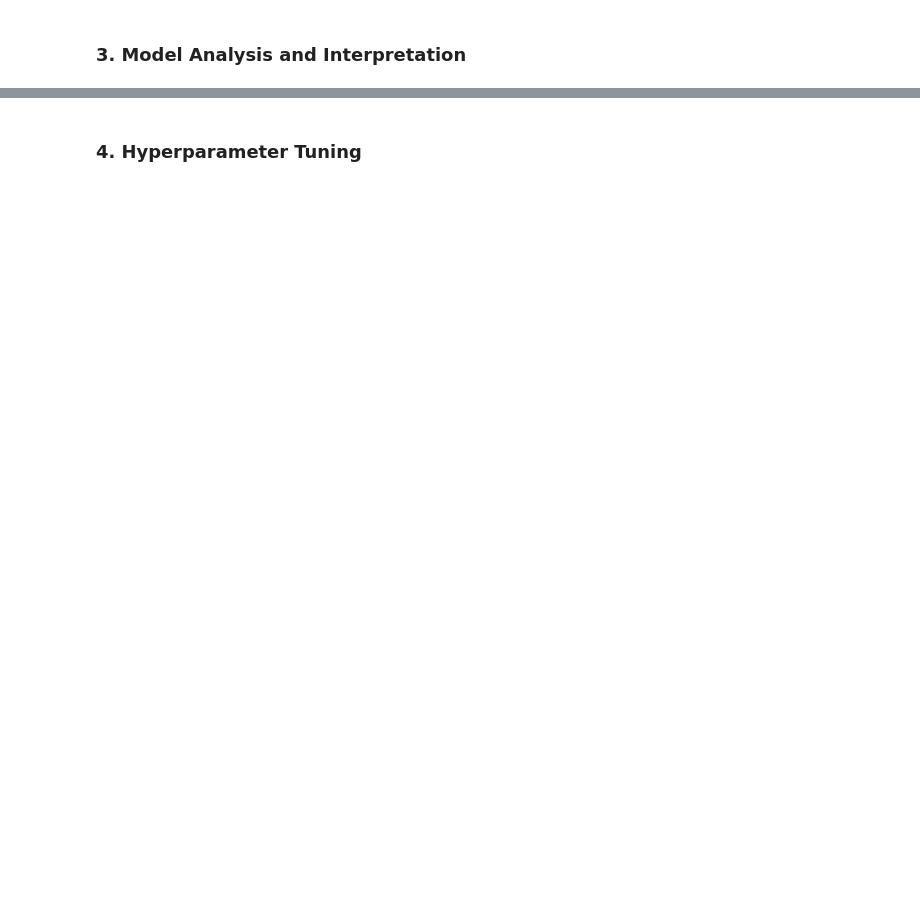
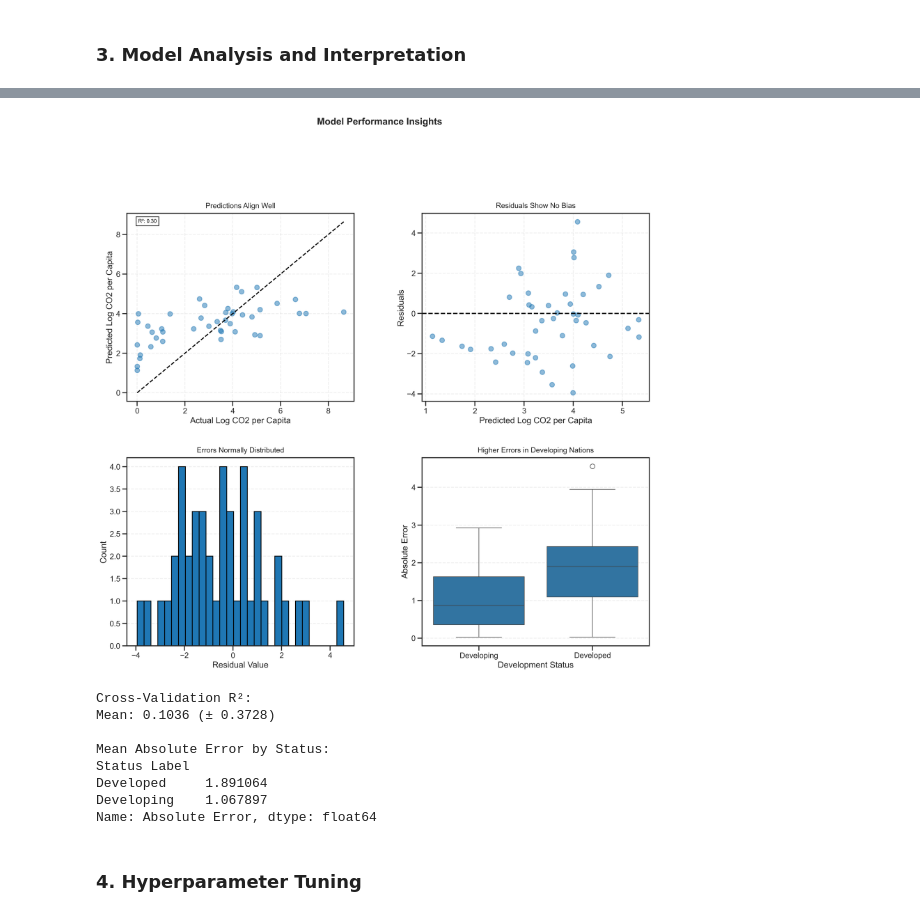
Before and after one commit to harryt50/INDE577_WDI, a Jupyter notebook: supervised learning/random_forests/random_forests_notebook.ipynb, the cells around one changed output, grey strips where cells are left out. Drawn from its saved outputs; the diff is of its cells as text; code cells hidden in the pictures; blank space fills up the shorter version.

```diff
--- a/supervised learning/random_forests/random_forests_notebook.ipynb
+++ b/supervised learning/random_forests/random_forests_notebook.ipynb
@@ -445,2 +502,71 @@ analyze_model(rf_pipeline, X, y)
+# %%
+def analyze_model(pipeline, X_test, y_test, y_pred_test):
+
+    fig = plt.figure(figsize=(18, 15), dpi=300)
+    fig.suptitle('Model Performance Insights', fontsize=18, fontweight='bold', y=1.05)
+    gs = fig.add_gridspec(2, 2, hspace=0.3, wspace=0.3)
+
+    # 1. Actual vs Predicted
+    ax1 = fig.add_subplot(gs[0, 0])
+    ax1.scatter(y_test, y_pred_test, alpha=0.5, color='#1f77b4')
+    ax1.plot([y_test.min(), y_test.max()], [y_test.min(), y_test.max()], 'k--', lw=2)
+    ax1.set_xlabel('Actual Log CO2 per Capita')
+    ax1.set_ylabel('Predicted Log CO2 per Capita')
+    ax1.set_title('Predictions Align Well', fontsize=14, pad=10)
+    ax1.grid(True, linestyle='--', alpha=0.3)
+    ax1.text(0.05, 0.95, f'R²: {r2_score(y_test, y_pred_test):.2f}', transform=ax1.transAxes,
+             fontsize=10, color='black', bbox=dict(facecolor='white', alpha=0.8))
+
+    # 2. Residual Plot
+    ax2 = fig.add_subplot(gs[0, 1])
+    residuals = y_test - y_pred_test
+    ax2.scatter(y_pred_test, residuals, alpha=0.5, color='#1f77b4')
+    ax2.axhline(0, color='k', linestyle='--')
+    ax2.set_xlabel('Predicted Log CO2 per Capita')
+    ax2.set_ylabel('Residuals')
+    ax2.set_title('Residuals Show No Bias', fontsize=14, pad=10)
+    ax2.grid(True, linestyle='--', alpha=0.3)
+
+    # 3. Error Distribution
+    ax3 = fig.add_subplot(gs[1, 0])
+    ax3.hist(residuals, bins=30, edgecolor='black', color='#1f77b4')
+    ax3.set_xlabel('Residual Value')
+    ax3.set_ylabel('Count')
+    ax3.set_title('Errors Normally Distributed', fontsize=14, pad=10)
+    ax3.grid(True, axis='y', linestyle='--', alpha=0.3)
+
+    # 4. Error by Development Status
+    ax4 = fig.add_subplot(gs[1, 1])
+    error_by_status = pd.DataFrame({
+        'Status Label': X_test['Status Label'],
+        'Absolute Error': np.abs(residuals)
+    })
+    sns.boxplot(data=error_by_status, x='Status Label', y='Absolute Error', ax=ax4)
+    ax4.set_title('Higher Errors in Developing Nations', fontsize=14, pad=10)
+    ax4.set_xlabel('Development Status')
+    ax4.set_ylabel('Absolute Error')
+    ax4.grid(True, axis='y', linestyle='--', alpha=0.3)
+
+    plt.tight_layout(rect=[0, 0, 1, 0.95])
+    plt.show()
+
+    # Cross-validation
+    cv_scores = cross_val_score(pipeline, X, y, cv=5, scoring='r2')
+    print("Cross-Validation R²:")
+    print(f"Mean: {cv_scores.mean():.4f} (± {cv_scores.std() * 2:.4f})")
+    print("\nMean Absolute Error by Status:")
+    print(error_by_status.groupby('Status Label')['Absolute Error'].mean())
+
+analyze_model(rf_pipeline, X_test, y_test, y_pred_test)
+# %% [output]
+[figure, added]
+Cross-Validation R²:
+Mean: 0.1036 (± 0.3728)
+
+Mean Absolute Error by Status:
+Status Label
+Developed     1.891064
+Developing    1.067897
+Name: Absolute Error, dtype: float64
 # %% [markdown]
 ### 4. Hyperparameter Tuning
```
Also changed, not shown: parts of 19 cells of this notebook.
